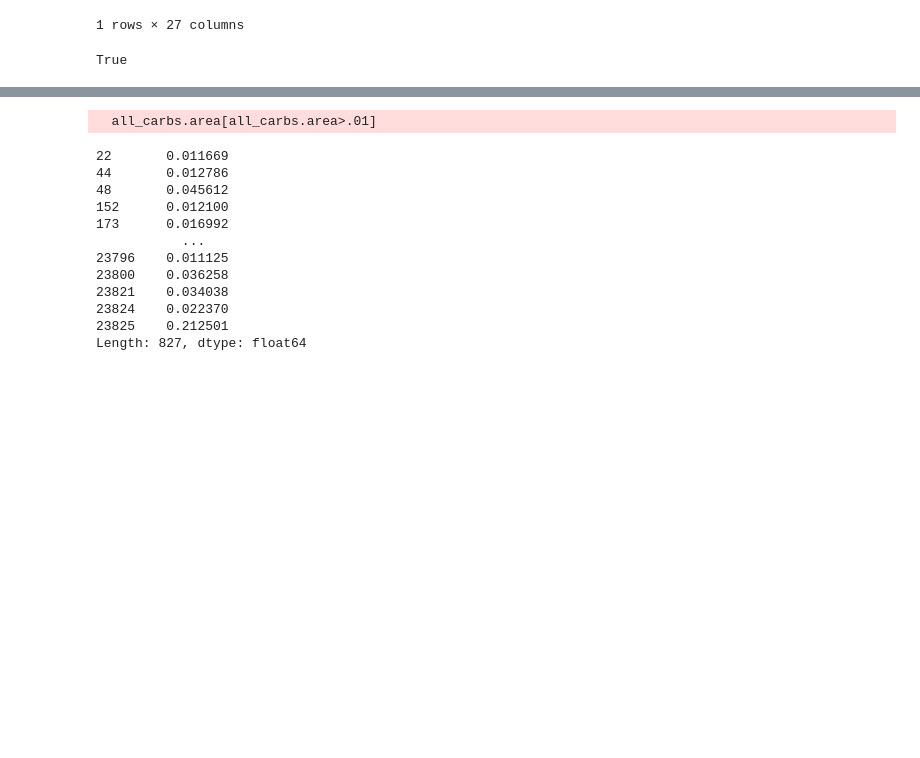
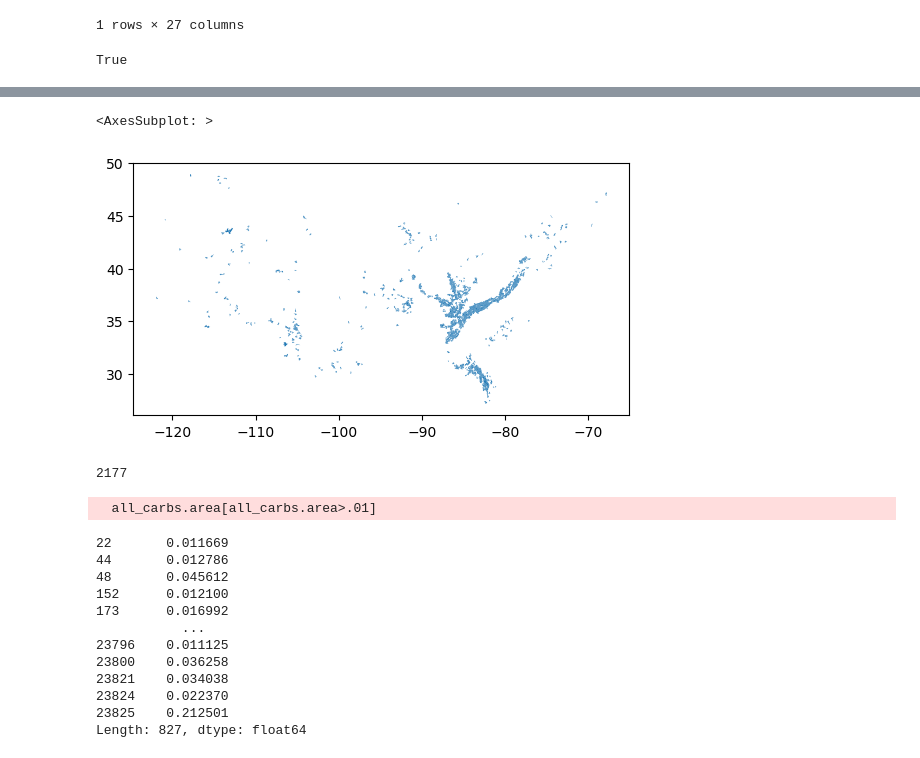
Before and after one commit to CovingtonResearchGroup/sinkhole_analysis, a Jupyter notebook: HUC-karst-trimming.ipynb, the cells around one changed output, grey strips where cells are left out. Drawn from its saved outputs; the diff is of its cells as text; code cells hidden in the pictures; blank space fills up the shorter version.

Commit message:
output carb hucs with sinks

```diff
--- a/HUC-karst-trimming.ipynb
+++ b/HUC-karst-trimming.ipynb
@@ -385,0 +386,10 @@ for i, geom in enumerate(carb_hucs.geometry):
+# %%
+carbs_with_sinks = carb_hucs[rows_with_sinks]
+carbs_with_sinks.plot()
+# %% [output]
+<AxesSubplot: >
+[figure, added]
+# %%
+len(carbs_with_sinks)
+# %% [output]
+2177
```
Also changed, not shown: parts of 2 cells of this notebook.
